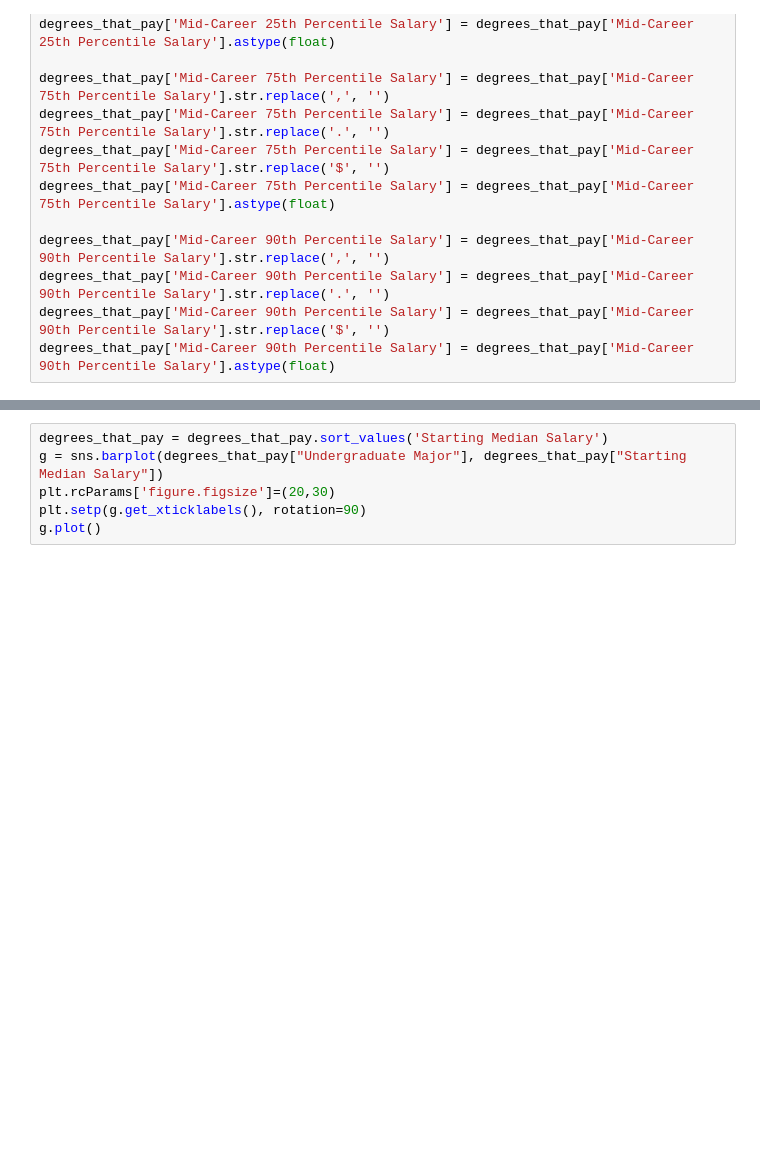
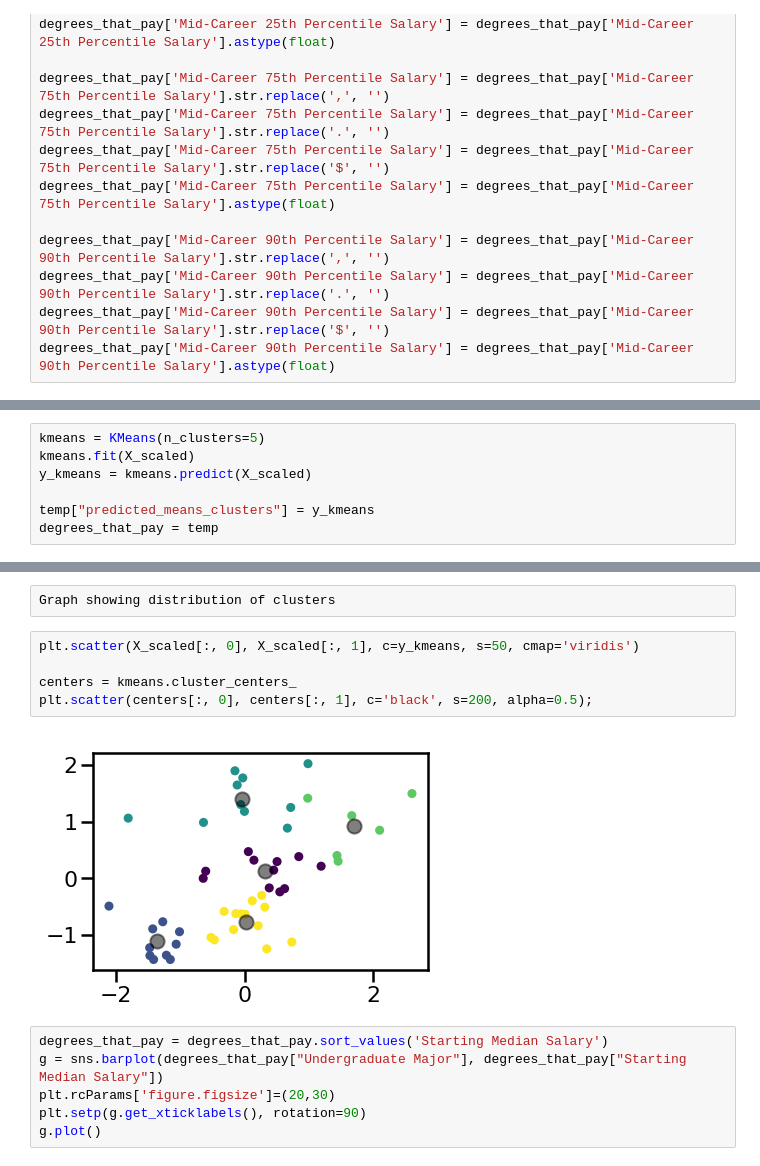
Before and after one commit to demi-tu/Where-it-Pays-to-Attend-College, a Jupyter notebook: analysis-matt.ipynb, the cells around one changed output, grey strips where cells are left out. Drawn from its saved outputs; the diff is of its cells as text; blank space fills up the shorter version.

```diff
--- a/analysis-matt.ipynb
+++ b/analysis-matt.ipynb
@@ -61,0 +117,7 @@ degrees_that_pay.describe()
+# %%
+kmeans = KMeans(n_clusters=5)
+kmeans.fit(X_scaled)
+y_kmeans = kmeans.predict(X_scaled)
+
+temp["predicted_means_clusters"] = y_kmeans
+degrees_that_pay = temp
@@ -62,3 +142,12 @@ degrees_that_pay.describe()
+# %%
+Graph showing distribution of clusters
+# %%
+plt.scatter(X_scaled[:, 0], X_scaled[:, 1], c=y_kmeans, s=50, cmap='viridis')
+
+centers = kmeans.cluster_centers_
+plt.scatter(centers[:, 0], centers[:, 1], c='black', s=200, alpha=0.5);
+# %% [output]
+[figure, added]
 # %%
 degrees_that_pay = degrees_that_pay.sort_values('Starting Median Salary')
 g = sns.barplot(degrees_that_pay["Undergraduate Major"], degrees_that_pay["Starting Median Salary"])
```
Also changed, not shown: parts of 12 cells of this notebook.
